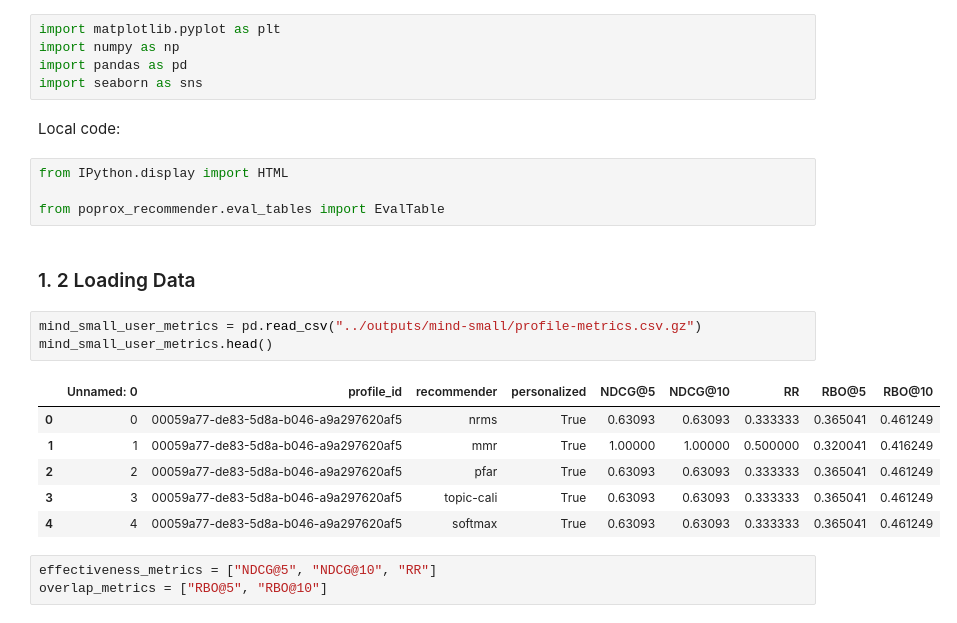
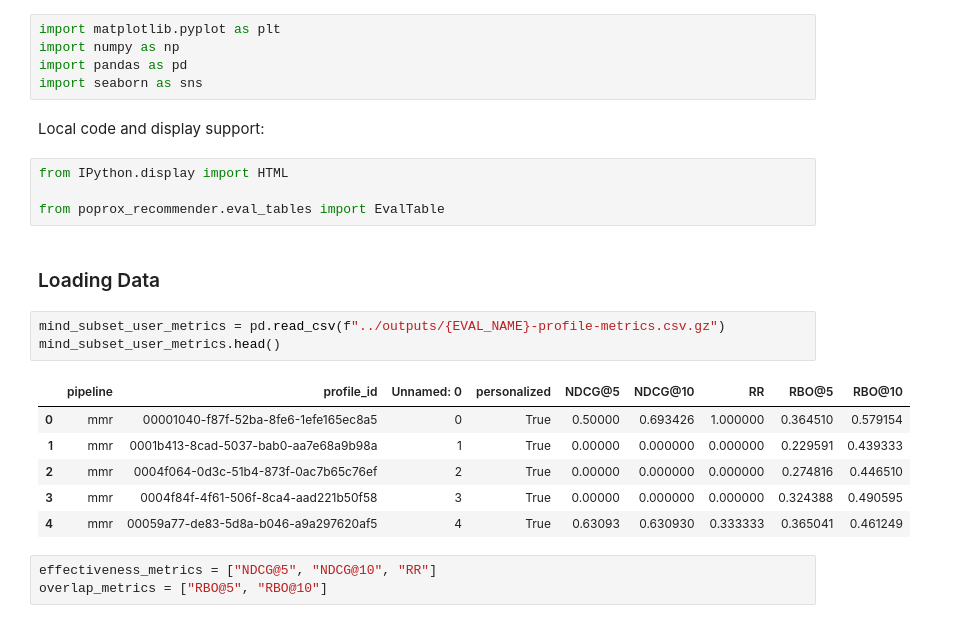
Before and after one commit to CCRI-POPROX/poprox-recommender, a Jupyter notebook: notebooks/mind-small.ipynb, the cells around one changed output. Drawn from its saved outputs; the diff is of its cells as text.

```diff
--- a/notebooks/mind-small.ipynb
+++ b/notebooks/mind-small.ipynb
@@ -15,23 +26,23 @@ import numpy as np
 import pandas as pd
 import seaborn as sns
 # %% [markdown]
-Local code:
+Local code and display support:
 # %%
 from IPython.display import HTML
 
 from poprox_recommender.eval_tables import EvalTable
 # %% [markdown]
-### 1. 2 Loading Data
+### Loading Data
 # %%
-mind_small_user_metrics = pd.read_csv("../outputs/mind-small/profile-metrics.csv.gz")
-mind_small_user_metrics.head()
+mind_subset_user_metrics = pd.read_csv(f"../outputs/{EVAL_NAME}-profile-metrics.csv.gz")
+mind_subset_user_metrics.head()
 # %% [output]
-|  | Unnamed: 0 | profile_id | recommender | personalized | NDCG@5 | NDCG@10 | RR | RBO@5 | RBO@10 |
-| 0 | 0 | 00059a77-de83-5d8a-b046-a9a297620af5 | nrms | True | 0.63093 | 0.63093 | 0.333333 | 0.365041 | 0.461249 |
-| 1 | 1 | 00059a77-de83-5d8a-b046-a9a297620af5 | mmr | True | 1.00000 | 1.00000 | 0.500000 | 0.320041 | 0.416249 |
-| 2 | 2 | 00059a77-de83-5d8a-b046-a9a297620af5 | pfar | True | 0.63093 | 0.63093 | 0.333333 | 0.365041 | 0.461249 |
-| 3 | 3 | 00059a77-de83-5d8a-b046-a9a297620af5 | topic-cali | True | 0.63093 | 0.63093 | 0.333333 | 0.365041 | 0.461249 |
-| 4 | 4 | 00059a77-de83-5d8a-b046-a9a297620af5 | softmax | True | 0.63093 | 0.63093 | 0.333333 | 0.365041 | 0.461249 |
+|  | pipeline | profile_id | Unnamed: 0 | personalized | NDCG@5 | NDCG@10 | RR | RBO@5 | RBO@10 |
+| 0 | mmr | 00001040-f87f-52ba-8fe6-1efe165ec8a5 | 0 | True | 0.50000 | 0.693426 | 1.000000 | 0.364510 | 0.579154 |
+| 1 | mmr | 0001b413-8cad-5037-bab0-aa7e68a9b98a | 1 | True | 0.00000 | 0.000000 | 0.000000 | 0.229591 | 0.439333 |
+| 2 | mmr | 0004f064-0d3c-51b4-873f-0ac7b65c76ef | 2 | True | 0.00000 | 0.000000 | 0.000000 | 0.274816 | 0.446510 |
+| 3 | mmr | 0004f84f-4f61-506f-8ca4-aad221b50f58 | 3 | True | 0.00000 | 0.000000 | 0.000000 | 0.324388 | 0.490595 |
+| 4 | mmr | 00059a77-de83-5d8a-b046-a9a297620af5 | 4 | True | 0.63093 | 0.630930 | 0.333333 | 0.365041 | 0.461249 |
 # %%
 effectiveness_metrics = ["NDCG@5", "NDCG@10", "RR"]
 overlap_metrics = ["RBO@5", "RBO@10"]
```
Also changed, not shown: parts of 12 cells of this notebook, 56 other files.
